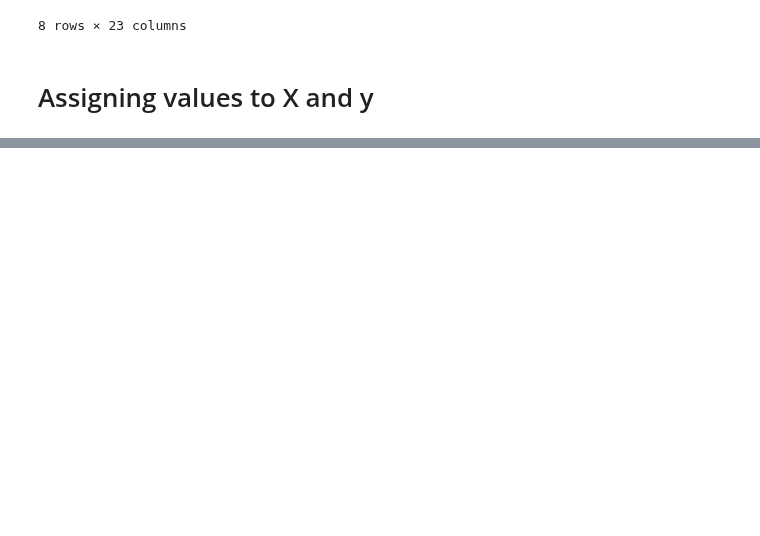
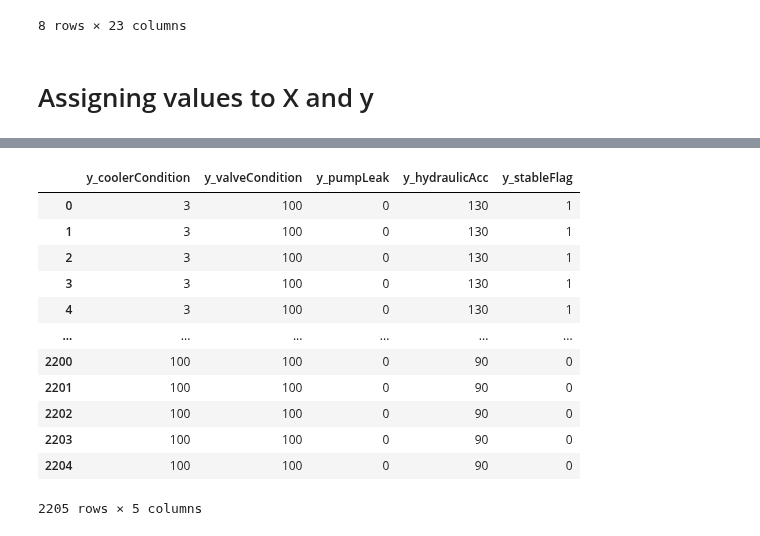
Before and after one commit to ajaykofficial/Machine-Learning, a Jupyter notebook: Condition Monitoring of Hydraulic System/SVM.ipynb, the cells around one changed output, grey strips where cells are left out. Saved outputs shown, nothing was run; the diff lists cells and outputs as text; code cells hidden in the pictures; blank space fills up the shorter version.

```diff
--- a/Condition Monitoring of Hydraulic System/SVM.ipynb
+++ b/Condition Monitoring of Hydraulic System/SVM.ipynb
@@ -54,0 +76,16 @@ df.describe()
+# %%
+y
+# %% [output]
+|  | y_coolerCondition | y_valveCondition | y_pumpLeak | y_hydraulicAcc | y_stableFlag |
+| 0 | 3 | 100 | 0 | 130 | 1 |
+| 1 | 3 | 100 | 0 | 130 | 1 |
+| 2 | 3 | 100 | 0 | 130 | 1 |
+| 3 | 3 | 100 | 0 | 130 | 1 |
+| 4 | 3 | 100 | 0 | 130 | 1 |
+| ... | ... | ... | ... | ... | ... |
+| 2200 | 100 | 100 | 0 | 90 | 0 |
+| 2201 | 100 | 100 | 0 | 90 | 0 |
+| 2202 | 100 | 100 | 0 | 90 | 0 |
+| 2203 | 100 | 100 | 0 | 90 | 0 |
+| 2204 | 100 | 100 | 0 | 90 | 0 |
+2205 rows × 5 columns
```
Also changed, not shown: parts of 8 cells of this notebook.
